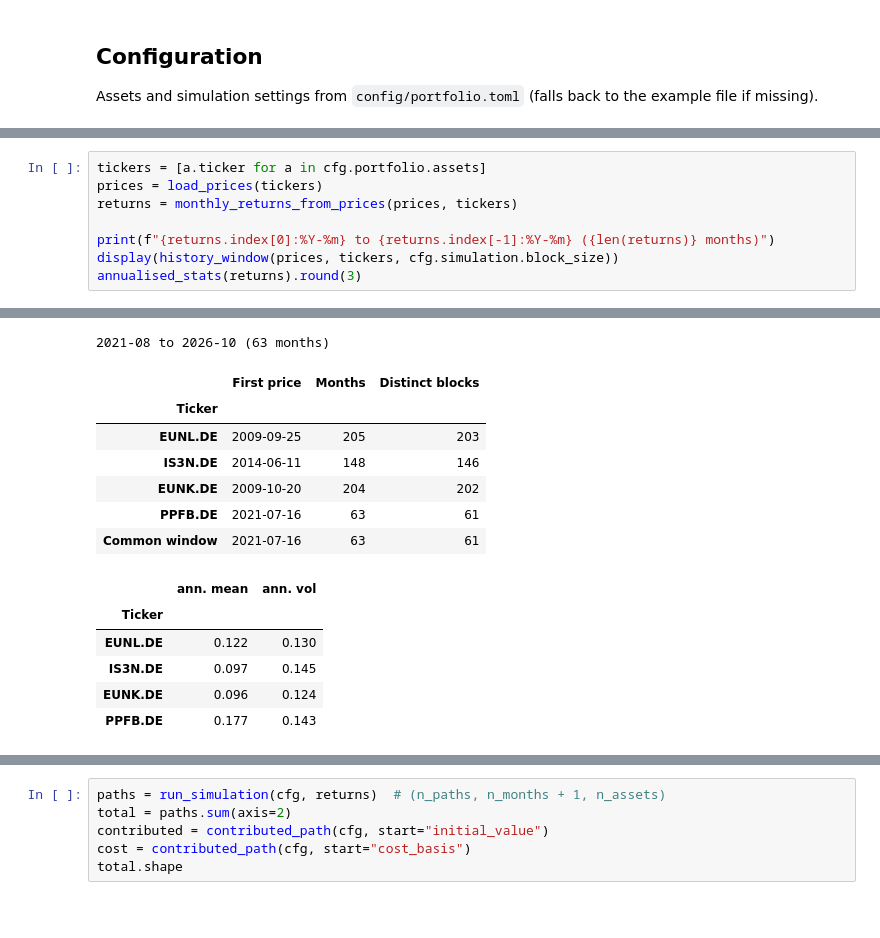
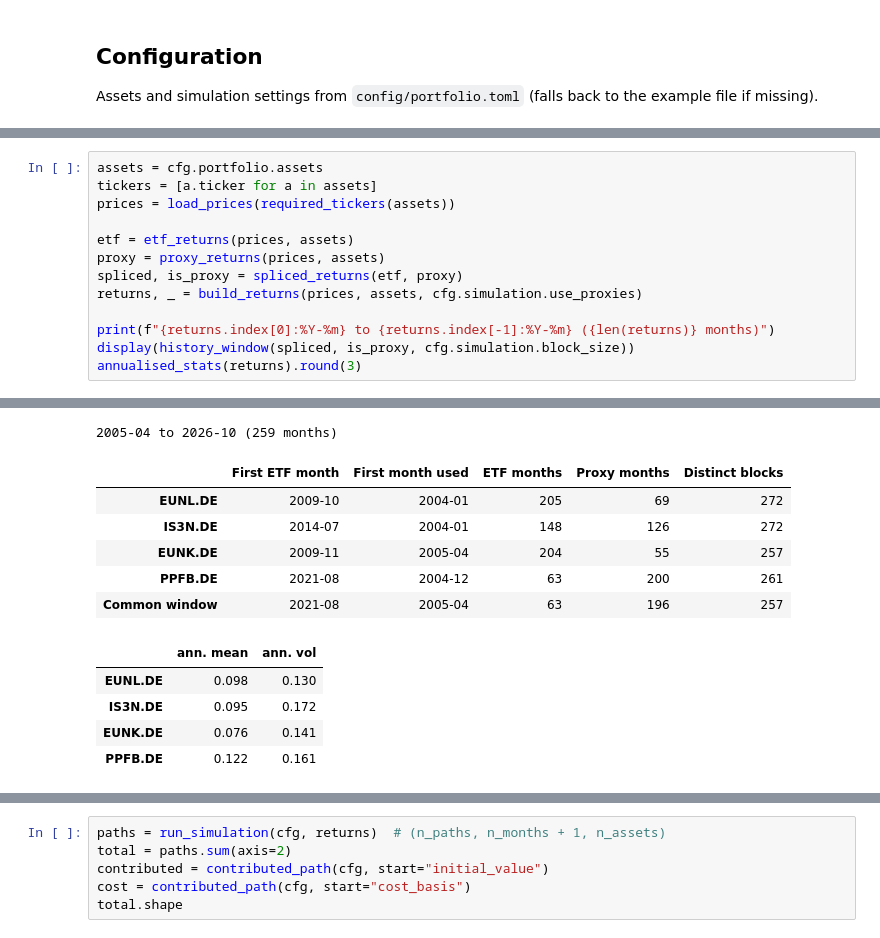
Before and after one commit to idontknowmoney/portfolio-lab, a Jupyter notebook: notebooks/01_monte_carlo.ipynb, the cells around one changed output, grey strips where cells are left out. Drawn from its saved outputs; the diff is of its cells as text; blank space fills up the shorter version.

```diff
--- a/notebooks/01_monte_carlo.ipynb
+++ b/notebooks/01_monte_carlo.ipynb
@@ -55,9 +63,14 @@ Daily prices for every asset, cached in `data/raw/`, converted to monthly return
 # %%
-tickers = [a.ticker for a in cfg.portfolio.assets]
-prices = load_prices(tickers)
-returns = monthly_returns_from_prices(prices, tickers)
+assets = cfg.portfolio.assets
+tickers = [a.ticker for a in assets]
+prices = load_prices(required_tickers(assets))
+
+etf = etf_returns(prices, assets)
+proxy = proxy_returns(prices, assets)
+spliced, is_proxy = spliced_returns(etf, proxy)
+returns, _ = build_returns(prices, assets, cfg.simulation.use_proxies)
 
 print(f"{returns.index[0]:%Y-%m} to {returns.index[-1]:%Y-%m} ({len(returns)} months)")
-display(history_window(prices, tickers, cfg.simulation.block_size))
+display(history_window(spliced, is_proxy, cfg.simulation.block_size))
 annualised_stats(returns).round(3)
 # %% [output]
@@ -65,14 +78,12 @@ annualised_stats(returns).round(3)
-2021-08 to 2026-10 (63 months)
+2005-04 to 2026-10 (259 months)
-|  | First price | Months | Distinct blocks |
-| Ticker |  |  |  |
-| EUNL.DE | 2009-09-25 | 205 | 203 |
-| IS3N.DE | 2014-06-11 | 148 | 146 |
-| EUNK.DE | 2009-10-20 | 204 | 202 |
-| PPFB.DE | 2021-07-16 | 63 | 61 |
-| Common window | 2021-07-16 | 63 | 61 |
+|  | First ETF month | First month used | ETF months | Proxy months | Distinct blocks |
+| EUNL.DE | 2009-10 | 2004-01 | 205 | 69 | 272 |
+| IS3N.DE | 2014-07 | 2004-01 | 148 | 126 | 272 |
+| EUNK.DE | 2009-11 | 2005-04 | 204 | 55 | 257 |
+| PPFB.DE | 2021-08 | 2004-12 | 63 | 200 | 261 |
+| Common window | 2021-08 | 2005-04 | 63 | 196 | 257 |
 |  | ann. mean | ann. vol |
-| Ticker |  |  |
-| EUNL.DE | 0.122 | 0.130 |
-| IS3N.DE | 0.097 | 0.145 |
-| EUNK.DE | 0.096 | 0.124 |
-| PPFB.DE | 0.177 | 0.143 |
+| EUNL.DE | 0.098 | 0.130 |
+| IS3N.DE | 0.095 | 0.172 |
+| EUNK.DE | 0.076 | 0.141 |
+| PPFB.DE | 0.122 | 0.161 |
```
Also changed, not shown: parts of 20 cells of this notebook, 3 other files.
